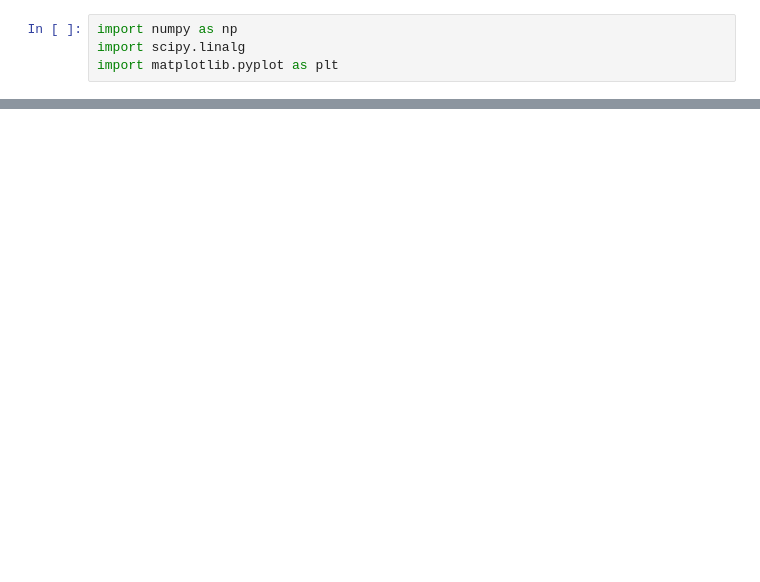
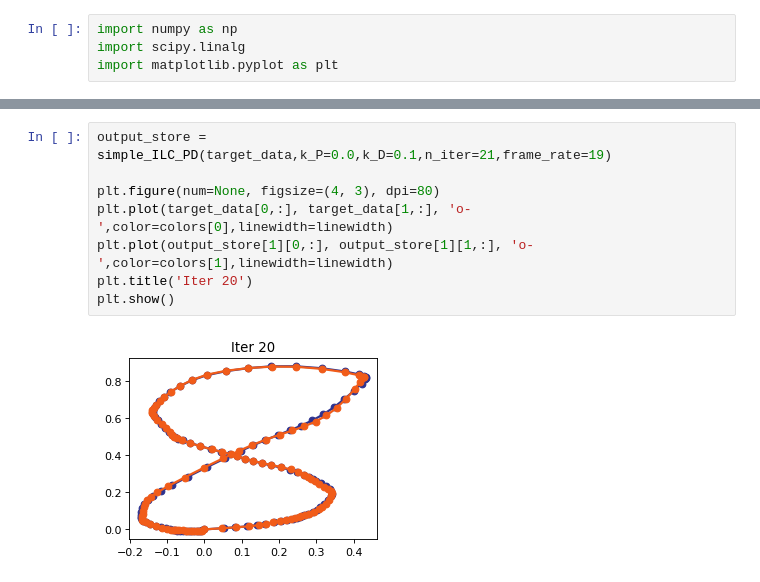
Before and after one commit to benjamin-recht/benjamin-recht.github.io, a Jupyter notebook: secret_playground/ILC_tracker.ipynb, the cells around one changed output, grey strips where cells are left out. Drawn from its saved outputs; the diff is of its cells as text; blank space fills up the shorter version.

```diff
--- a/secret_playground/ILC_tracker.ipynb
+++ b/secret_playground/ILC_tracker.ipynb
@@ -57,3 +71,13 @@ for iter in range(9):
 plt.show()
 # %% [output]
 [figure]
+# %%
+output_store = simple_ILC_PD(target_data,k_P=0.0,k_D=0.1,n_iter=21,frame_rate=19)
+
+plt.figure(num=None, figsize=(4, 3), dpi=80)
+plt.plot(target_data[0,:], target_data[1,:], 'o-',color=colors[0],linewidth=linewidth)
+plt.plot(output_store[1][0,:], output_store[1][1,:], 'o-',color=colors[1],linewidth=linewidth)
+plt.title('Iter 20')
+plt.show()
+# %% [output]
+[figure, added]
```
Also changed, not shown: parts of 4 cells of this notebook, 1 other file.
